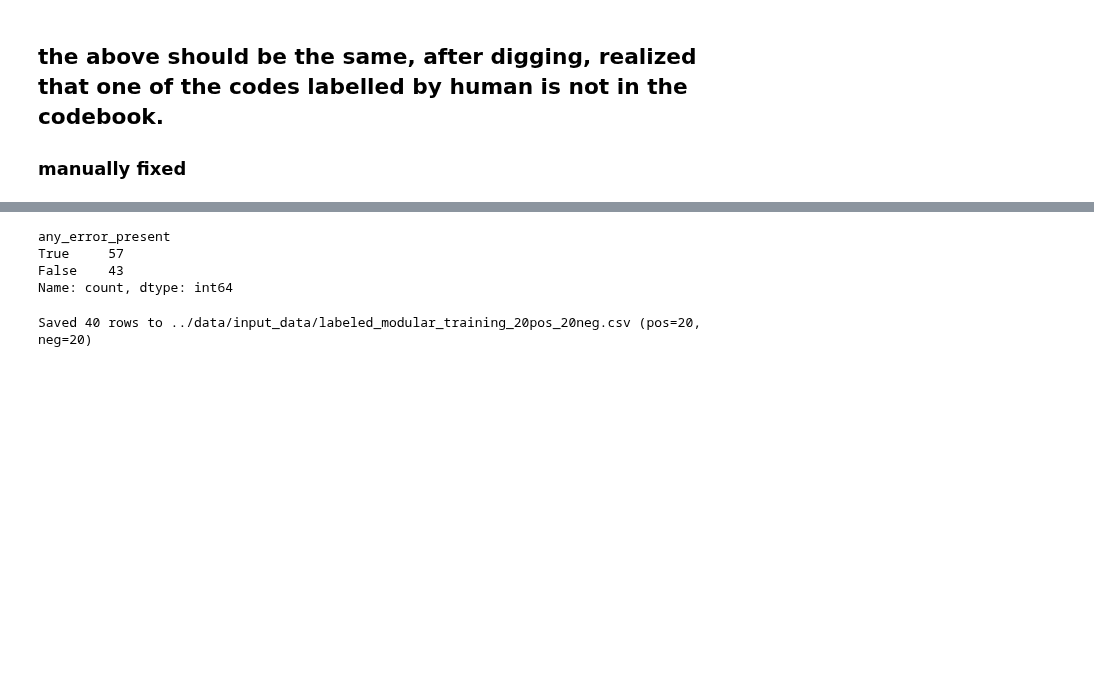
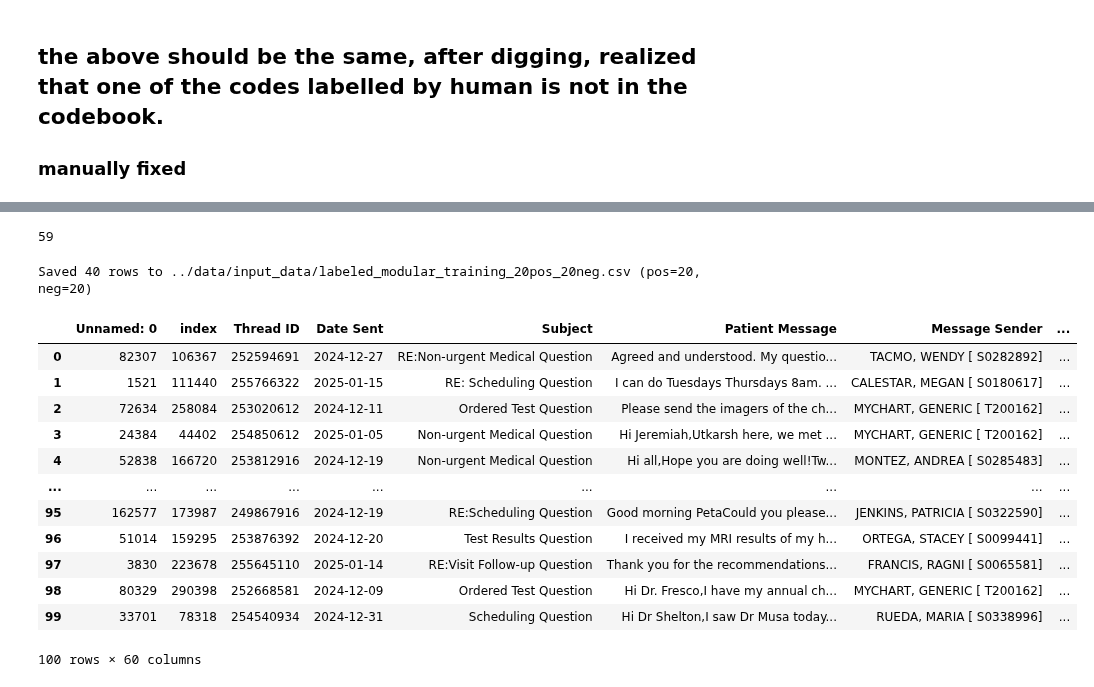
Before and after one commit to HealthRex/CDSS, a Jupyter notebook: scripts/antibiotic-susceptibility/Aim 4/AIM4/Embedding_Pilot_Exp/src/notebook/orginal_human_val_only.ipynb, the cells around one changed output, grey strips where cells are left out. Drawn from its saved outputs; the diff is of its cells as text; code cells hidden in the pictures; blank space fills up the shorter version.

```diff
--- a/scripts/antibiotic-susceptibility/Aim 4/AIM4/Embedding_Pilot_Exp/src/notebook/orginal_human_val_only.ipynb
+++ b/scripts/antibiotic-susceptibility/Aim 4/AIM4/Embedding_Pilot_Exp/src/notebook/orginal_human_val_only.ipynb
@@ -275,10 +318,9 @@ Positive codes: ['clinical_reasoning__comprehension_of_patient_context__incorrec
 # %%
-train_df["any_error_present"].value_counts()
+train_df.to_csv("../data/input_data/labeled_full_100_data.csv", index=False)
-# %% [output]
-any_error_present
-True     57
-False    43
-Name: count, dtype: int64
+# %%
+train_df.columns.str.contains("label_").sum()
+# %% [output]
+59
 # %%
 # Sample positives and negatives (up to 20 each)
 pos_df = train_df[train_df["any_error_present"]]
@@ -302,3 +344,19 @@ Saved 40 rows to ../data/input_data/labeled_modular_training_20pos_20neg.csv (po
 raw_data_path = "../data/input_data/prospective_sample_100_unified_previously_labeled_from_colbert_cleaned.csv"
 # %%
 raw_data_df = pd.read_csv(raw_data_path)
+# %%
+raw_data_df
+# %% [output]
+|  | Unnamed: 0 | index | Thread ID | Date Sent | Subject | Patient Message | Message Sender | ... |
+| 0 | 82307 | 106367 | 252594691 | 2024-12-27 | RE:Non-urgent Medical Question | Agreed and understood. My questio... | TACMO, WENDY [ S0282892] | ... |
+| 1 | 1521 | 111440 | 255766322 | 2025-01-15 | RE: Scheduling Question | I can do Tuesdays Thursdays 8am. ... | CALESTAR, MEGAN [ S0180617] | ... |
+| 2 | 72634 | 258084 | 253020612 | 2024-12-11 | Ordered Test Question | Please send the imagers of the ch... | MYCHART, GENERIC [ T200162] | ... |
+| 3 | 24384 | 44402 | 254850612 | 2025-01-05 | Non-urgent Medical Question | Hi Jeremiah,Utkarsh here, we met ... | MYCHART, GENERIC [ T200162] | ... |
+| 4 | 52838 | 166720 | 253812916 | 2024-12-19 | Non-urgent Medical Question | Hi all,Hope you are doing well!Tw... | MONTEZ, ANDREA [ S0285483] | ... |
+| ... | ... | ... | ... | ... | ... | ... | ... | ... |
+| 95 | 162577 | 173987 | 249867916 | 2024-12-19 | RE:Scheduling Question | Good morning PetaCould you please... | JENKINS, PATRICIA [ S0322590] | ... |
+| 96 | 51014 | 159295 | 253876392 | 2024-12-20 | Test Results Question | I received my MRI results of my h... | ORTEGA, STACEY [ S0099441] | ... |
+| 97 | 3830 | 223678 | 255645110 | 2025-01-14 | RE:Visit Follow-up Question | Thank you for the recommendations... | FRANCIS, RAGNI [ S0065581] | ... |
+| 98 | 80329 | 290398 | 252668581 | 2024-12-09 | Ordered Test Question | Hi Dr. Fresco,I have my annual ch... | MYCHART, GENERIC [ T200162] | ... |
+| 99 | 33701 | 78318 | 254540934 | 2024-12-31 | Scheduling Question | Hi Dr Shelton,I saw Dr Musa today... | RUEDA, MARIA [ S0338996] | ... |
+100 rows × 60 columns
```
Also changed, not shown: parts of 6 cells of this notebook, 1 other file.
